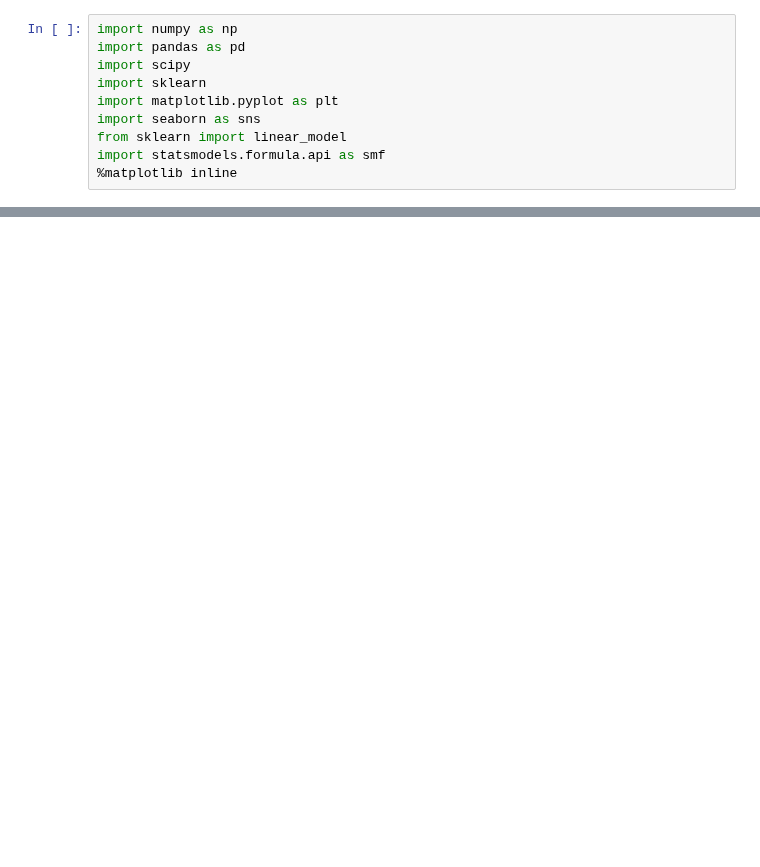
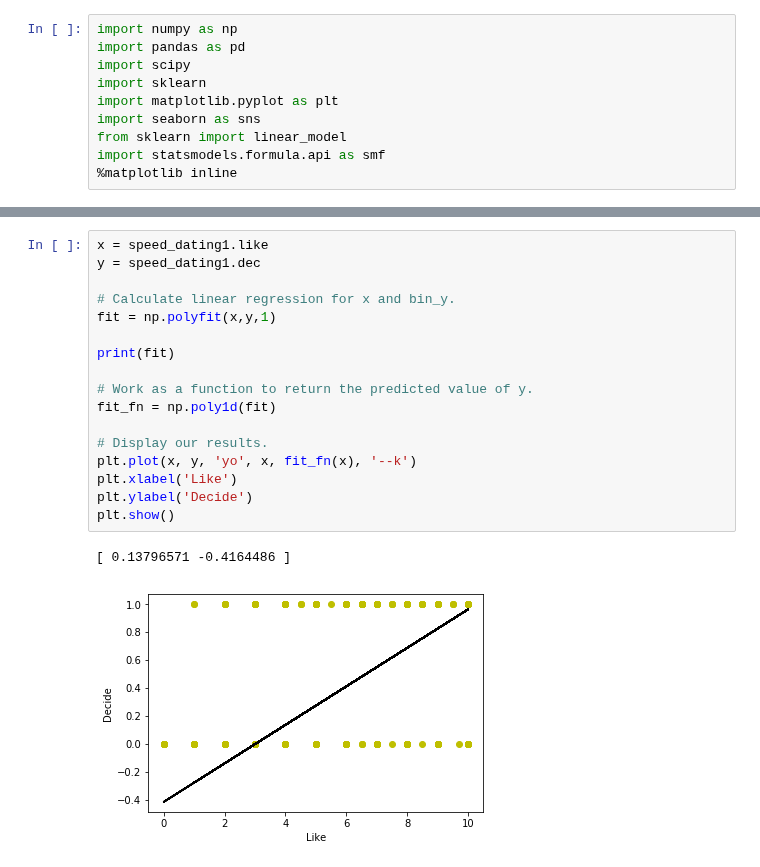
Before and after one commit to VincentG123/ThinkfulBootcamp, a Jupyter notebook: Speed_Dating_Exploration.ipynb, the cells around one changed output, grey strips where cells are left out. Saved outputs shown, nothing was run; the diff lists cells and outputs as text; blank space fills up the shorter version.

Commit message:
Some work on logistic regression

```diff
--- a/Speed_Dating_Exploration.ipynb
+++ b/Speed_Dating_Exploration.ipynb
@@ -42,0 +85,20 @@ speed_dating.iid.nunique()
+# %%
+x = speed_dating1.like
+y = speed_dating1.dec
+
+# Calculate linear regression for x and bin_y.
+fit = np.polyfit(x,y,1)
+
+print(fit)
+
+# Work as a function to return the predicted value of y.
+fit_fn = np.poly1d(fit)
+
+# Display our results.
+plt.plot(x, y, 'yo', x, fit_fn(x), '--k')
+plt.xlabel('Like')
+plt.ylabel('Decide')
+plt.show()
+# %% [output]
+[ 0.13796571 -0.4164486 ]
+[figure, added]
```
Also changed, not shown: parts of 24 cells of this notebook.
